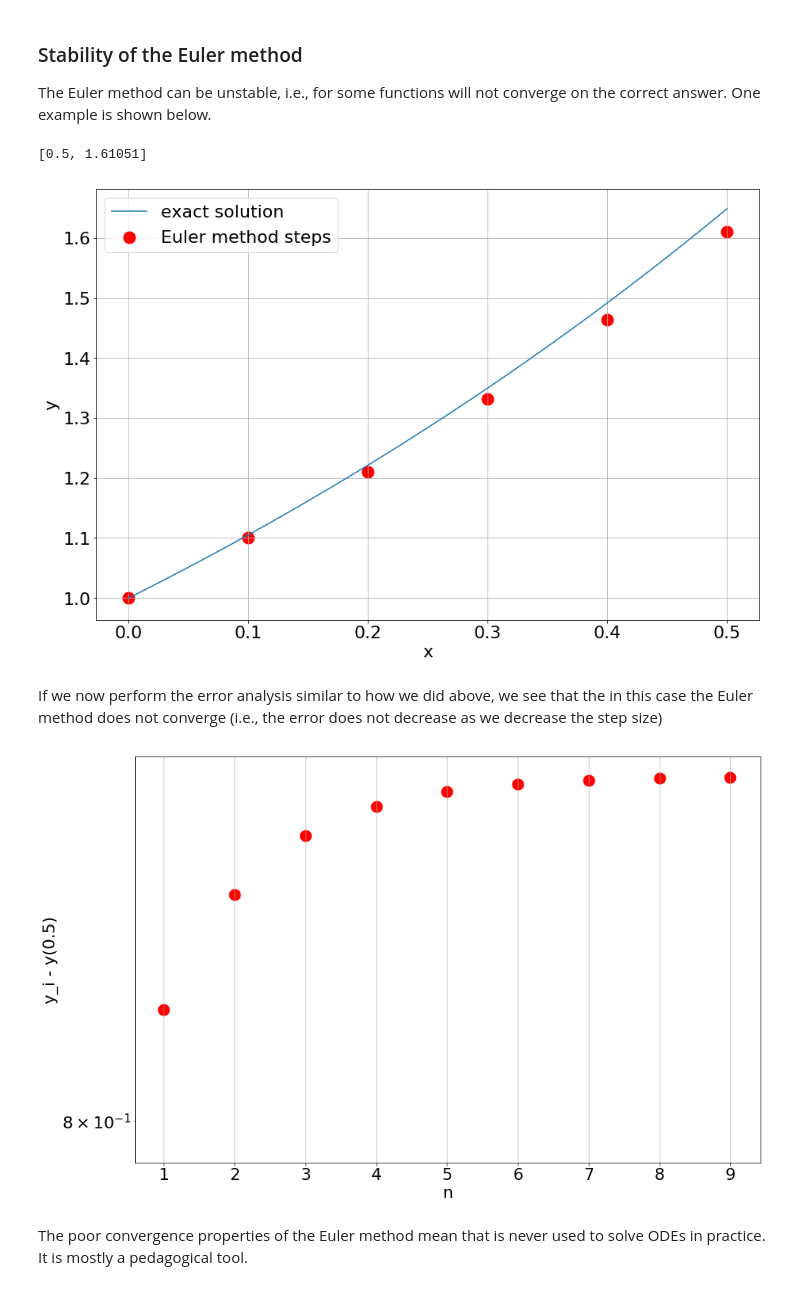
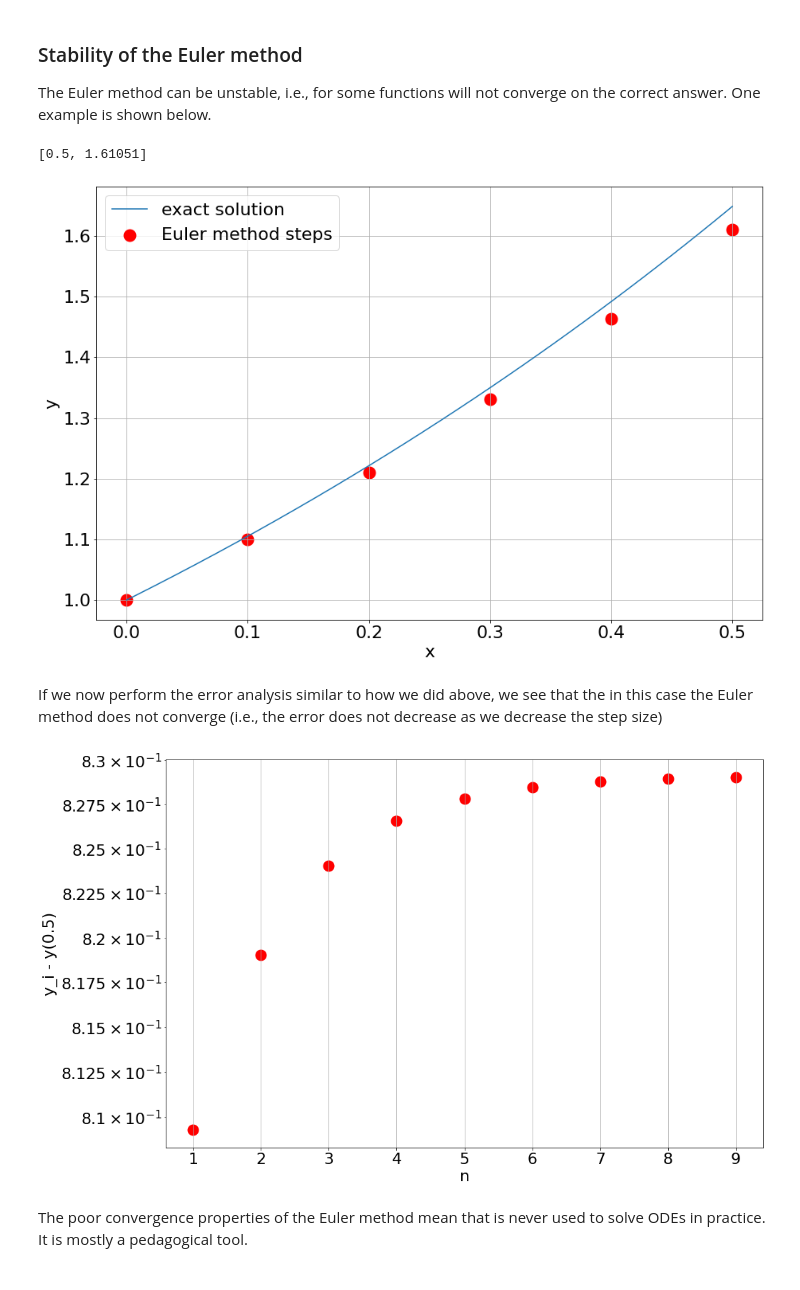
Before and after one commit to nielsw2/ACM20030-Examples, a Jupyter notebook: OrdinaryDifferentialEquations/EulerAndPredictor-CorrectorMethods.ipynb, the cells around one changed output. Saved outputs shown, nothing was run; the diff lists cells and outputs as text; code cells hidden in the pictures.

Commit message:
Fix for plotting in Euler/PC notebook

```diff
--- a/OrdinaryDifferentialEquations/EulerAndPredictor-CorrectorMethods.ipynb
+++ b/OrdinaryDifferentialEquations/EulerAndPredictor-CorrectorMethods.ipynb
@@ -48,7 +48,7 @@ def EulerMethod(dydx, yExact, dx, x0, y0, imax, printSteps=False, plotSteps=Fals
         steps[i, 1] = yi
 
     if(plotSteps):
-        plt.scatter(steps[:,0], steps[:,1], color=uColor, linewidth='10')
+        plt.scatter(steps[:,0], steps[:,1], color=uColor, linewidth=10)
 
     return [xi, yi]
 # %%
@@ -156,25 +156,25 @@ print(EulerMethod(dxdt, xExact, 0.1, 0, 1, 5, False, True))
 plt.legend(['exact solution', 'Euler method steps']);
 # %% [output]
 [0.5, 1.61051]
-[figure, old version]
+[figure, new version]
 # %% [markdown]
 If we now perform the error analysis similar to how we did above, we see that the in this case the Euler method does not converge (i.e., the error does not decrease as we decrease the step size)
 # %%
 nmax = 10
 n = 1
 
 plt.grid(True)
 plt.yscale('log')
 plt.xlabel('n')
 plt.ylabel('y_i - y(0.5)')
 
 while n < nmax:
     res  = EulerMethod(dxdt, xExact, 0.1/2**n, 0, -1, 5*2**n)
     diff = np.abs(res[1] - yExact(0.5))
-    plt.scatter(n, diff, color='red', linewidth='10')
+    plt.scatter(n, diff, color='red', linewidth=10)
     n += 1
 # %% [output]
-[figure, old version]
+[figure, new version]
 # %% [markdown]
 The poor convergence properties of the Euler method mean that is never used to solve ODEs in practice. It is mostly a pedagogical tool.
 # %% [markdown]
```
Also changed, not shown: parts of 7 cells of this notebook.
